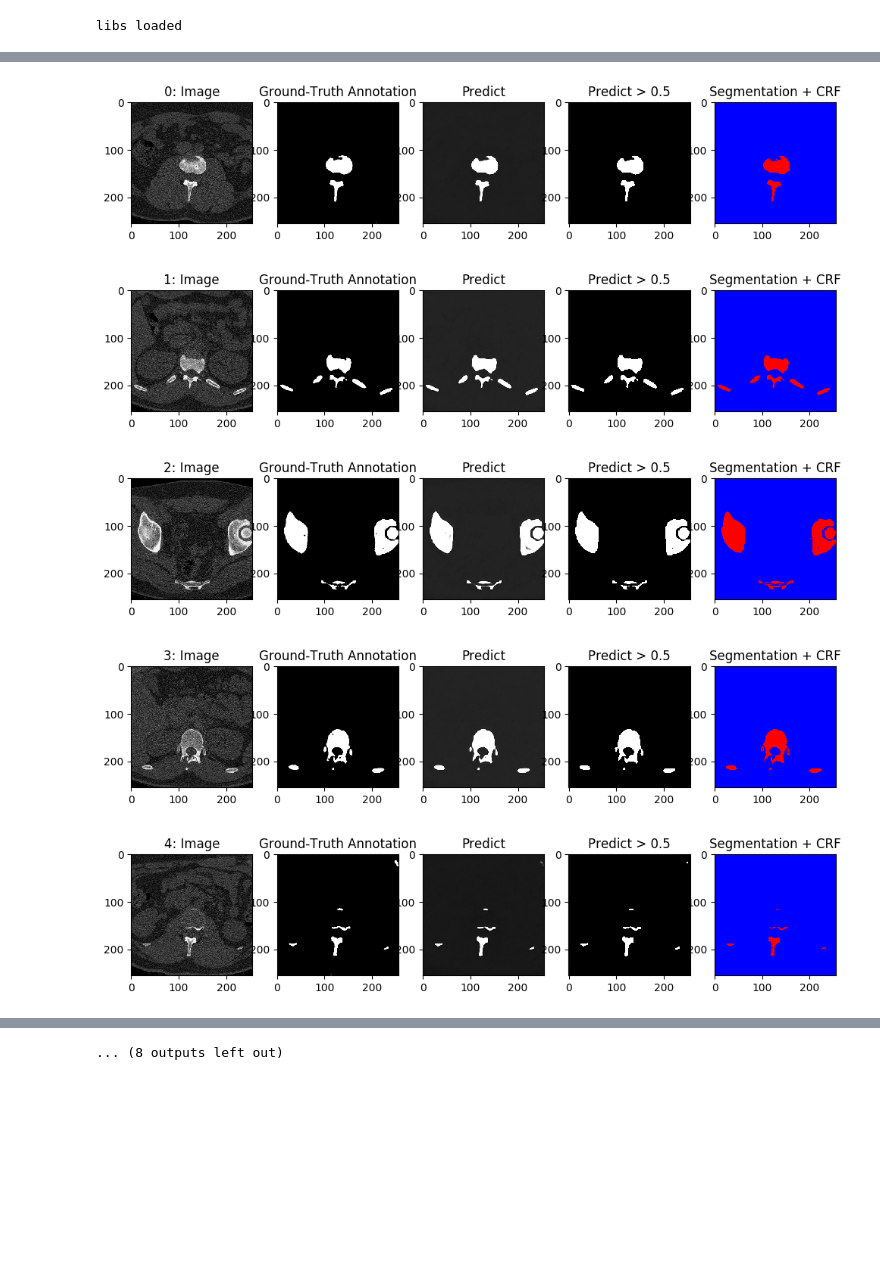
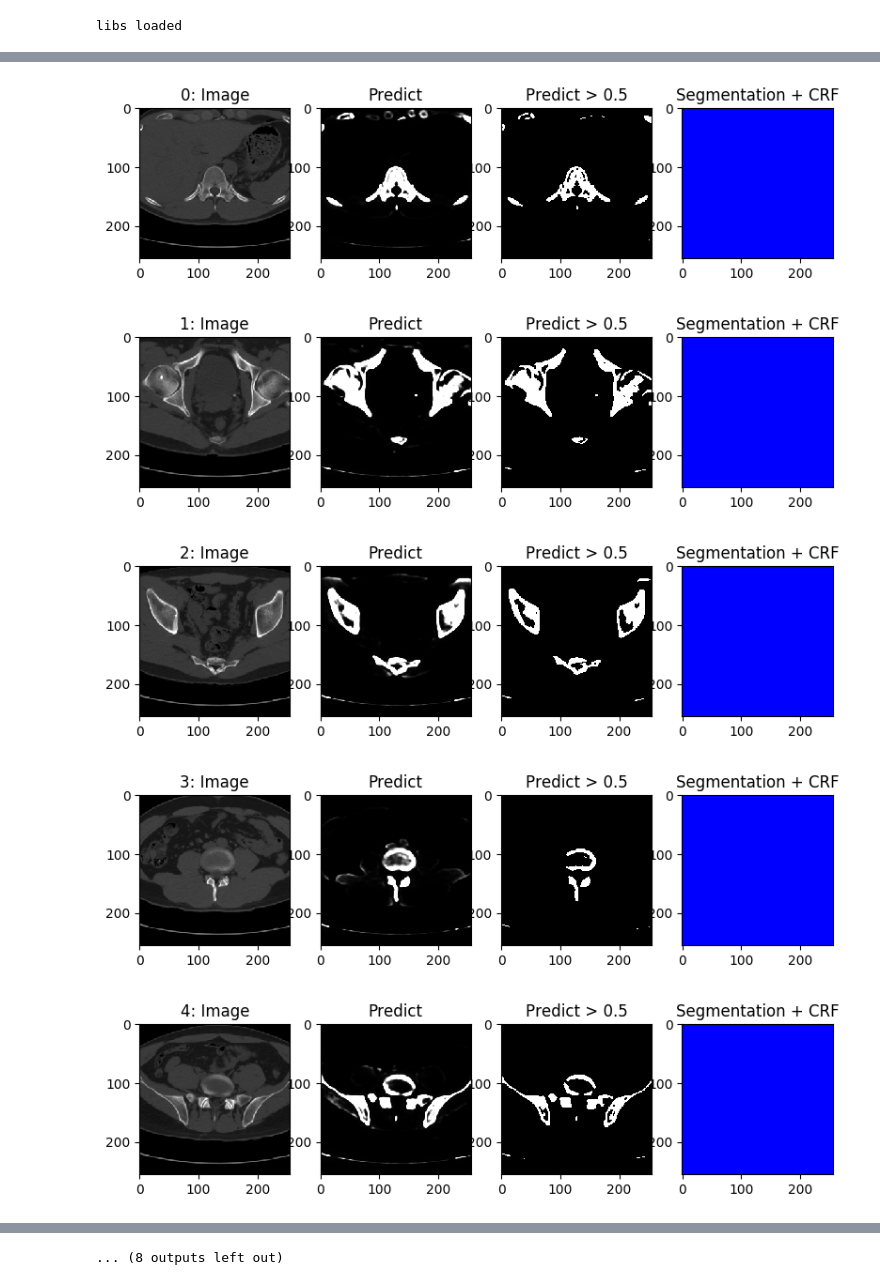
Before and after one commit to ianchen1015/segmentation, a Jupyter notebook: k/model_crf.ipynb, the cells around one changed output, grey strips where cells are left out. Cells and saved outputs as stored; diff of their text form; code cells hidden in the pictures; blank space fills up the shorter version.

Commit message:
unet

```diff
--- a/k/model_crf.ipynb
+++ b/k/model_crf.ipynb
@@ -39,7 +39,8 @@ size = 256
 # %%
 def load_data():
     filenames = []
-    for root, dirs, files in os.walk('./data/x'):
+    path = './data/read/'
+    for root, dirs, files in os.walk(path):
         for name in files:
             filenames.append(os.path.join(root, name).split('/')[-1])
 
@@ -47,29 +48,25 @@ def load_data():
     size = 256
     data_shape = (num, size, size)
     X = np.zeros(data_shape)
-    Y = np.zeros(data_shape)
 
     for i in range(num):
         f = filenames[i]
-        img = np.array(cv2.imread('./data/x/' + f, 0))
-        img2 = np.array(cv2.imread('./data/y/' + f, 0))
+        img = np.array(cv2.imread(path + f, 0))
+        img = img.reshape(512, 512)
+        img = cv2.resize(img, (size, size))
         X[i, :, :] = img
-        Y[i, :, :] = img2
 
     X = X.reshape(num, size, size, 1)
-    Y = Y.reshape(num, size, size, 1)
 
     X = X.astype('float32')
-    Y = Y.astype('float32')
 
     X /= 255
-    Y /= 255
 
     print(X.shape)
 
-    return X, Y
+    return X
 
-X_train, Y_train = load_data()
+X_train = load_data()
 print(X_train.shape)
 plt.imshow(X_train[0,:,:,0], cmap='gray')
 # %% [output]
@@ -80,6 +77,6 @@ plt.imshow(X_train[0,:,:,0], cmap='gray')
 # %%
 # load
-model = load_model('./save/model.h5')
+model = load_model('./save/model_unet.h5')
 # %%
 # https://github.com/lucasb-eyer/pydensecrf
 import pydensecrf.densecrf as dcrf
@@ -92,13 +89,11 @@ num = 10
 def crf(n1,n):
     for num in range(n1, n1+n):
         X = X_train[num:num+1]
-        Y = Y_train[num:num+1]
 
         predict = model.predict(X)
         predict2 = predict > 0.5
 
         image = X[0,:,:,:]
-        imagey = Y[0,:,:,0]
 
         final_probabilities = predict[0,:,:,:]
         final_probabilities = np.append(final_probabilities, 1 - final_probabilities, axis=2)
@@ -111,39 +106,39 @@ def crf(n1,n):
         # unary
 
         unary = unary_from_softmax(softmax)# 2, 256, 256
 
         unary = np.ascontiguousarray(unary)
         unary = unary.reshape((2,-1))
 
         # d
 
         d = dcrf.DenseCRF2D(image.shape[0], image.shape[1], 2)
 
         d.setUnaryEnergy(unary)
 
         # create_pairwise_gaussian
         feats_g = create_pairwise_gaussian(sdims=(3, 3), shape=image.shape[:2])
         d.addPairwiseEnergy(feats_g, compat=5)
 
         # create_pairwise_bilateral
         feats_b = create_pairwise_bilateral(sdims=(256,256), schan=(0.001,), img=image, chdim=2)
         d.addPairwiseEnergy(feats_b, compat=5)
 
         Q = d.inference(5)
 
         res = np.argmax(Q, axis=0).reshape((image.shape[0], image.shape[1]))
 
         plt.figure(num=None, figsize=(12, 15), dpi=100, facecolor='w', edgecolor='k')
         plt.subplot(151), plt.title(str(num) + ': Image'), plt.imshow(X.reshape(size,size), cmap='gray')
-        plt.subplot(152), plt.title('Ground-Truth Annotation'), plt.imshow(Y.reshape(size,size), cmap='gray')
-        plt.subplot(153), plt.title('Predict'), plt.imshow(predict.reshape(size,size), cmap='gray')
-        plt.subplot(154), plt.title('Predict > 0.5'), plt.imshow(predict2.reshape(size,size), cmap='gray')
-        plt.subplot(155), plt.title('Segmentation + CRF'), plt.imshow(res, cmap='bwr')
+        #plt.subplot(152), plt.title('Ground-Truth Annotation'), plt.imshow(Y.reshape(size,size), cmap='gray')
+        plt.subplot(152), plt.title('Predict'), plt.imshow(predict.reshape(size,size), cmap='gray')
+        plt.subplot(153), plt.title('Predict > 0.5'), plt.imshow(predict2.reshape(size,size), cmap='gray')
+        plt.subplot(154), plt.title('Segmentation + CRF'), plt.imshow(res, cmap='bwr')
 
 crf(0,20)
 # %% [output]
-[figure, old version]
+[figure, new version]
-[figure, old version]
+[figure, new version]
-[figure, old version]
+[figure, new version]
-[figure, old version]
+[figure, new version]
-[figure, old version]
+[figure, new version]
```
Also changed, not shown: parts of 2 cells of this notebook.
